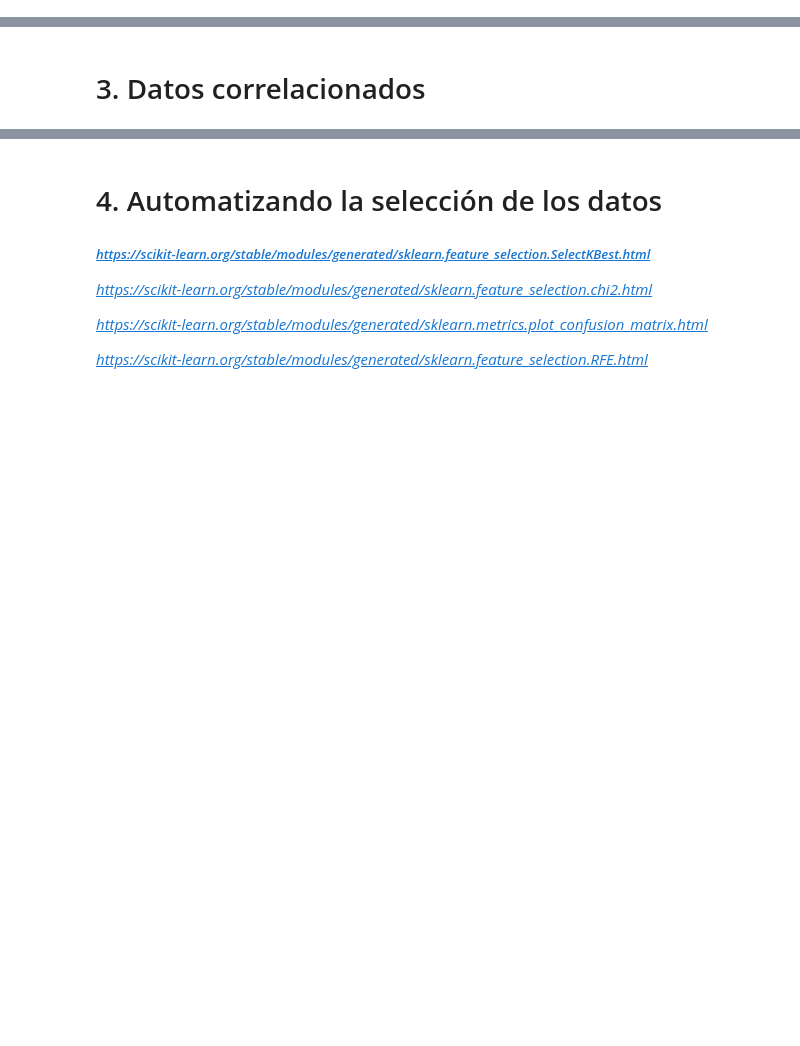
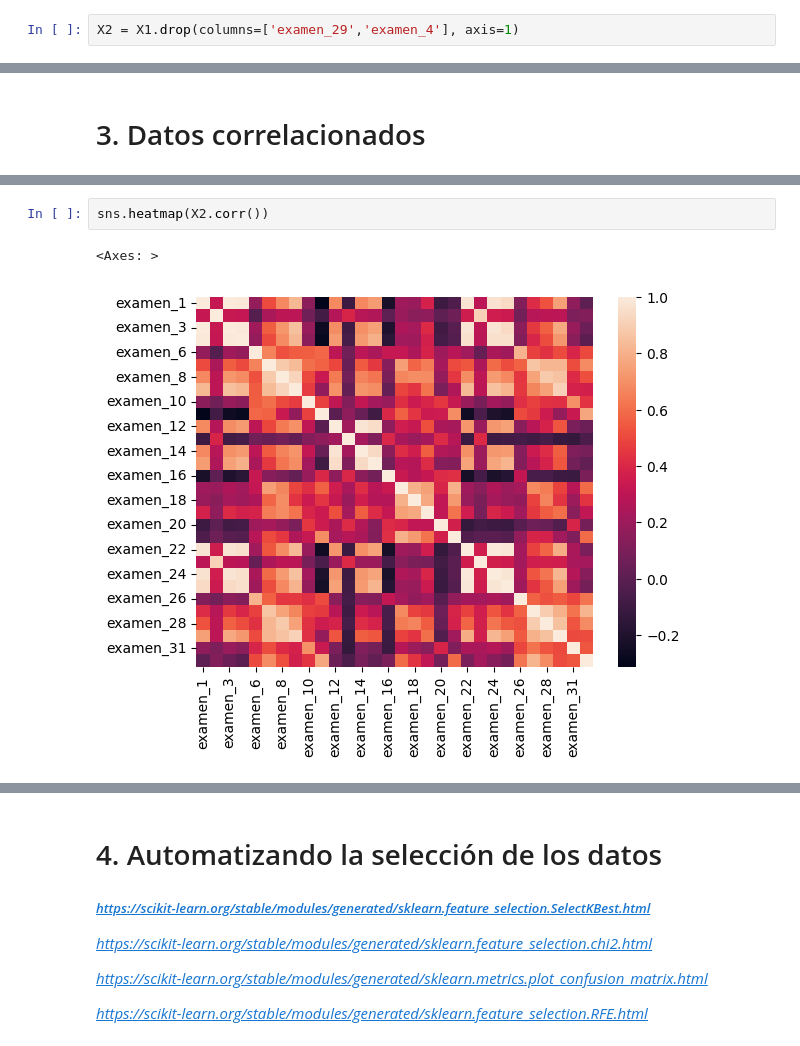
Before and after one commit to MiguelFigueroa02/1820-machine-learning-lidiando-con-datos-de-muchas-dimensiones, a Jupyter notebook: dimensionality_reduction.ipynb, the cells around one changed output, grey strips where cells are left out. Drawn from its saved outputs; the diff is of its cells as text; blank space fills up the shorter version.

```diff
--- a/dimensionality_reduction.ipynb
+++ b/dimensionality_reduction.ipynb
@@ -199,0 +217,2 @@ violin(20,32)
+# %%
+X2 = X1.drop(columns=['examen_29','examen_4'], axis=1)
@@ -201,0 +256,5 @@ violin(20,32)
+# %%
+sns.heatmap(X2.corr())
+# %% [output]
+<Axes: >
+[figure, added]
```
Also changed, not shown: parts of 28 cells of this notebook.
